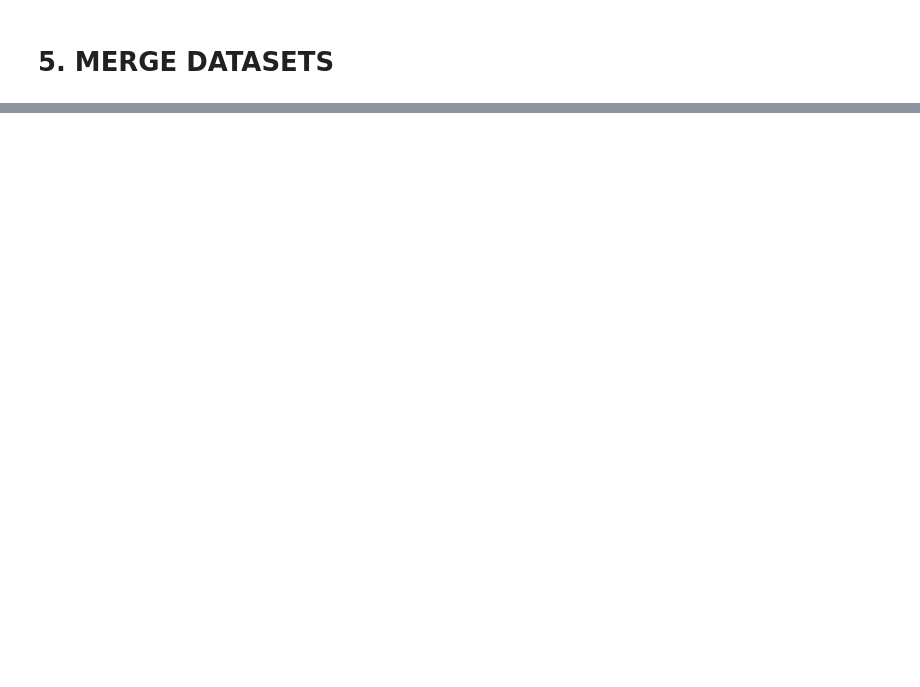
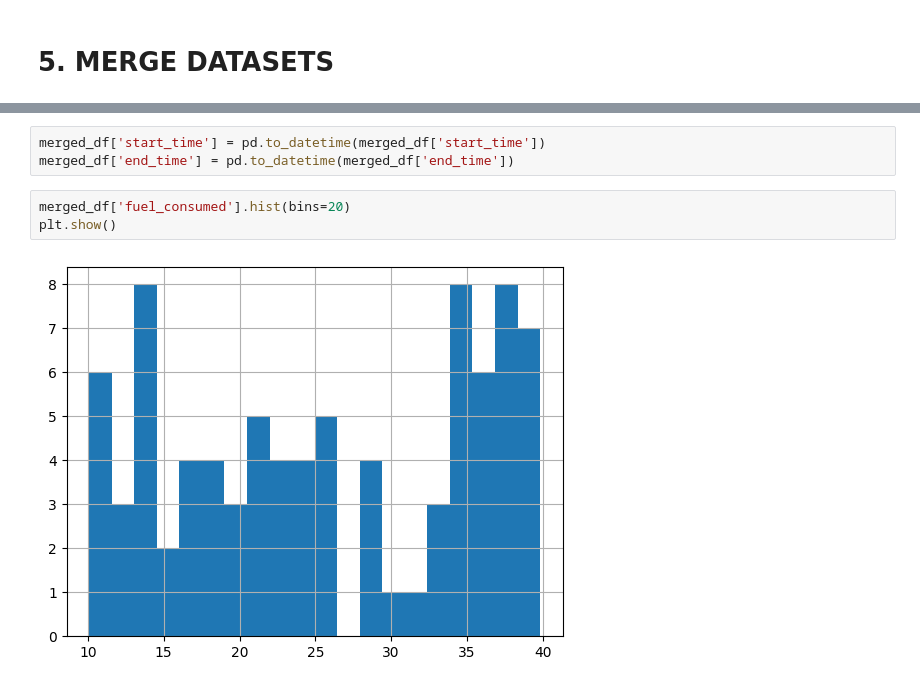
Before and after one commit to kevnnty/tms-api, a Jupyter notebook: tms_model/01_data_exploration_and_preprocessing.ipynb, the cells around one changed output, grey strips where cells are left out. Saved outputs shown, nothing was run; the diff lists cells and outputs as text; blank space fills up the shorter version.

```diff
--- a/tms_model/01_data_exploration_and_preprocessing.ipynb
+++ b/tms_model/01_data_exploration_and_preprocessing.ipynb
@@ -130,0 +148,8 @@ merged_df
+# %%
+merged_df['start_time'] = pd.to_datetime(merged_df['start_time'])
+merged_df['end_time'] = pd.to_datetime(merged_df['end_time'])
+# %%
+merged_df['fuel_consumed'].hist(bins=20)
+plt.show()
+# %% [output]
+[figure, added]
```
Also changed, not shown: parts of 6 cells of this notebook, 11 other files.
